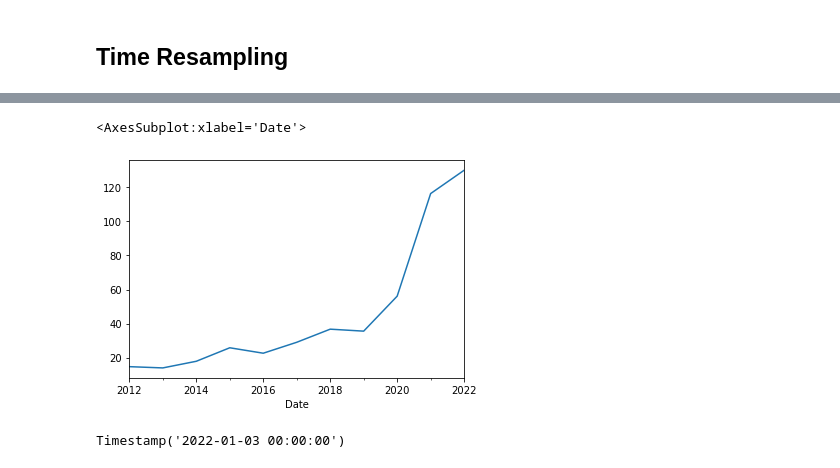
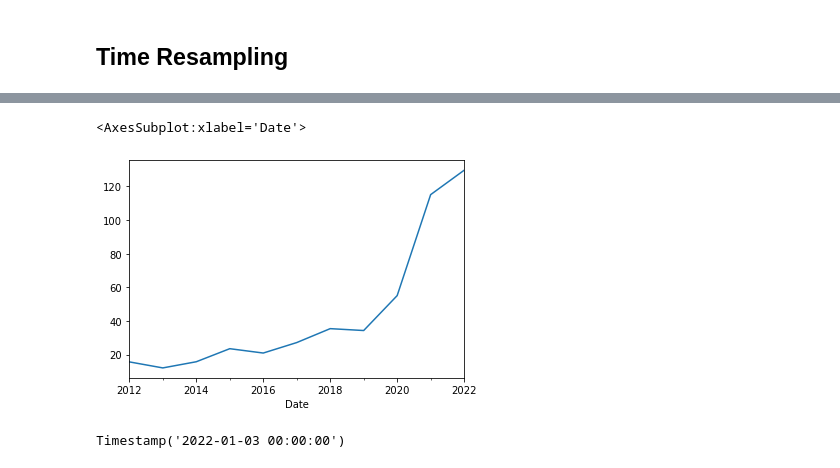
Before and after one commit to grantc00/Capstone-2, a Jupyter notebook: Capstone2.ipynb, the cells around one changed output, grey strips where cells are left out. Drawn from its saved outputs; the diff is of its cells as text; code cells hidden in the pictures.

```diff
--- a/Capstone2.ipynb
+++ b/Capstone2.ipynb
@@ -28,7 +28,7 @@ from statsmodels.tsa.stattools import adfuller
 
 %matplotlib inline
 # %%
-start = datetime(2012, 1, 1)
+start = datetime(2012, 12, 1)
 end = datetime(2022, 12, 1)
 
 df_aapl = pdr.get_data_yahoo('AAPL', start, end)
@@ -272,10 +249,10 @@ Freq: A-DEC, Name: Close, dtype: float64
 # %%
-# annually close price min
+# annually Adj Close price min
 
-df_aapl.resample(rule='A').min()['Close'].plot()
+df_aapl.resample(rule='A').min()['Adj Close'].plot()
 # %% [output]
 <AxesSubplot:xlabel='Date'>
-[figure, old version]
+[figure, new version]
 # %%
 #Date of the highest close
 
```
Also changed, not shown: parts of 42 cells of this notebook, 1 other file.
